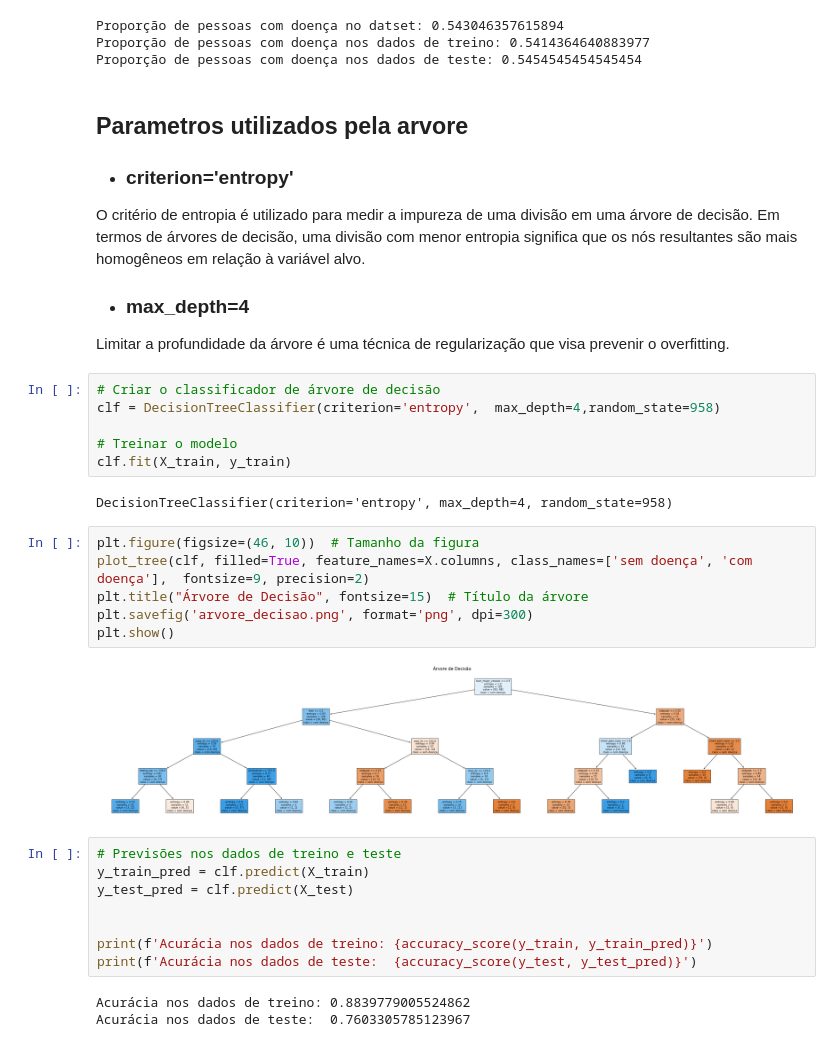
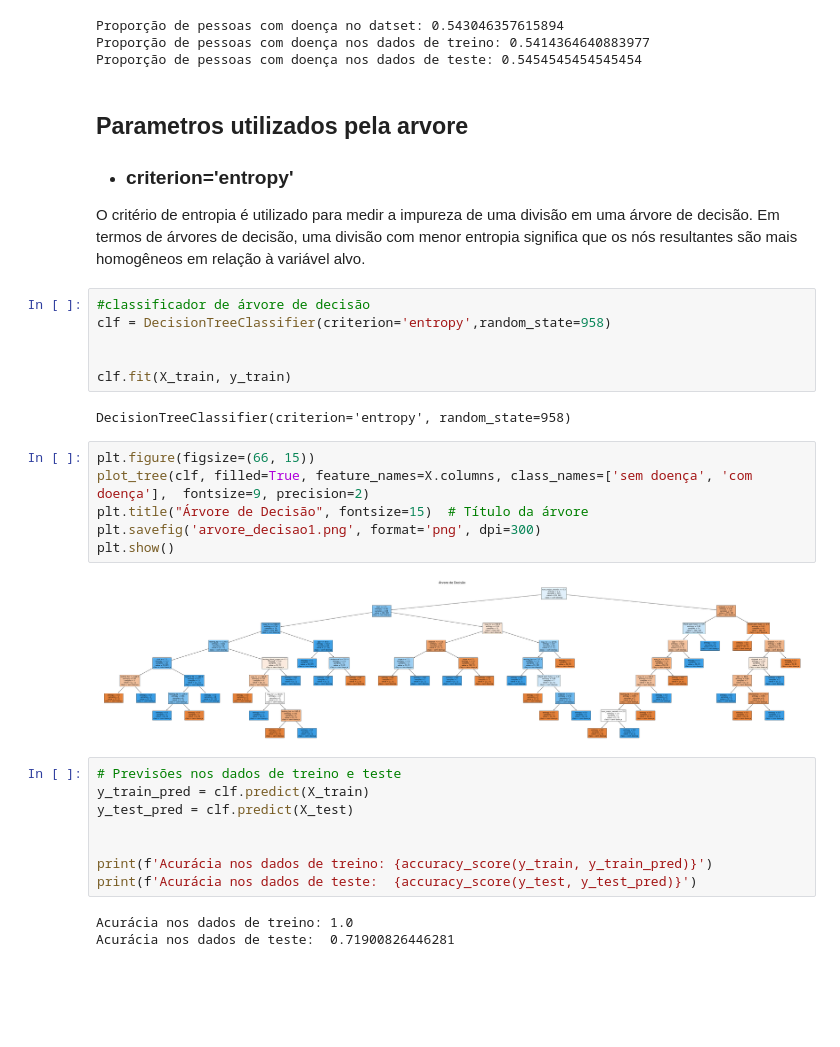
Before and after one commit to matheusbs8/Trabalho-final-IML, a Jupyter notebook: modelos/arvore_de_decisao/arvore_decisao.ipynb, the cells around one changed output. Cells and saved outputs as stored; diff of their text form; blank space fills up the shorter version.

```diff
--- a/modelos/arvore_de_decisao/arvore_decisao.ipynb
+++ b/modelos/arvore_de_decisao/arvore_decisao.ipynb
@@ -40,25 +41,22 @@ Proporção de pessoas com doença nos dados de teste: 0.5454545454545454
 
 - ### criterion='entropy'
 O critério de entropia é utilizado para medir a impureza de uma divisão em uma árvore de decisão. Em termos de árvores de decisão, uma divisão com menor entropia significa que os nós resultantes são mais homogêneos em relação à variável alvo.
-
-- ### max_depth=4
-Limitar a profundidade da árvore é uma técnica de regularização que visa prevenir o overfitting.
 # %%
-# Criar o classificador de árvore de decisão
-clf = DecisionTreeClassifier(criterion='entropy',  max_depth=4,random_state=958)
+#classificador de árvore de decisão
+clf = DecisionTreeClassifier(criterion='entropy',random_state=958)
 
-# Treinar o modelo
+
 clf.fit(X_train, y_train)
 # %% [output]
-DecisionTreeClassifier(criterion='entropy', max_depth=4, random_state=958)
+DecisionTreeClassifier(criterion='entropy', random_state=958)
 # %%
-plt.figure(figsize=(46, 10))  # Tamanho da figura
+plt.figure(figsize=(66, 15))
 plot_tree(clf, filled=True, feature_names=X.columns, class_names=['sem doença', 'com doença'],  fontsize=9, precision=2)
 plt.title("Árvore de Decisão", fontsize=15)  # Título da árvore
-plt.savefig('arvore_decisao.png', format='png', dpi=300)
+plt.savefig('arvore_decisao1.png', format='png', dpi=300)
 plt.show()
 # %% [output]
-[figure, old version]
+[figure, new version]
 # %%
 # Previsões nos dados de treino e teste
 y_train_pred = clf.predict(X_train)
@@ -68,7 +66,7 @@ y_test_pred = clf.predict(X_test)
 print(f'Acurácia nos dados de treino: {accuracy_score(y_train, y_train_pred)}')
 print(f'Acurácia nos dados de teste:  {accuracy_score(y_test, y_test_pred)}')
 # %% [output]
-Acurácia nos dados de treino: 0.8839779005524862
-Acurácia nos dados de teste:  0.7603305785123967
+Acurácia nos dados de treino: 1.0
+Acurácia nos dados de teste:  0.71900826446281
 # %%
 #Função para plotar a matrz de confusão
```
Also changed, not shown: parts of 12 cells of this notebook, 21 other files.
